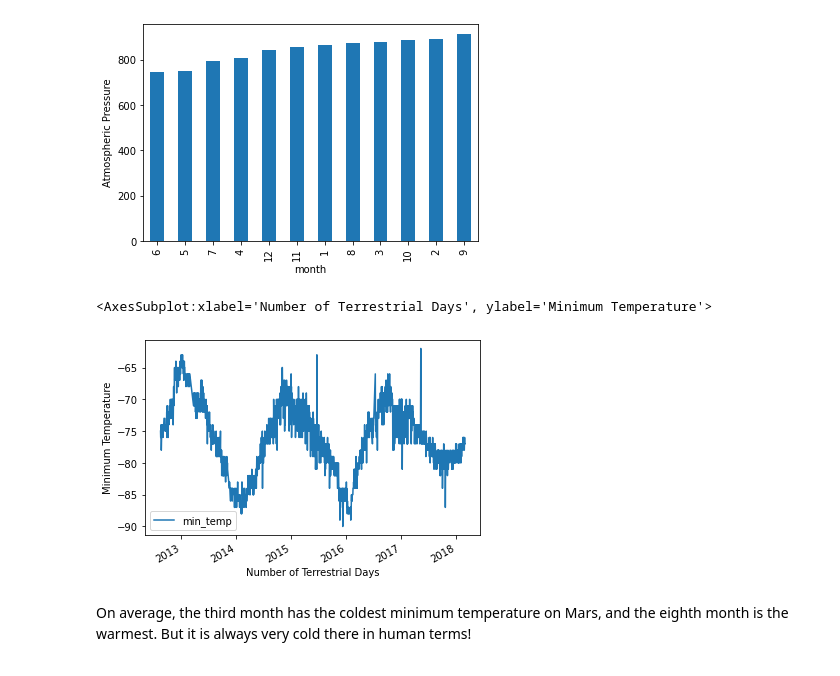
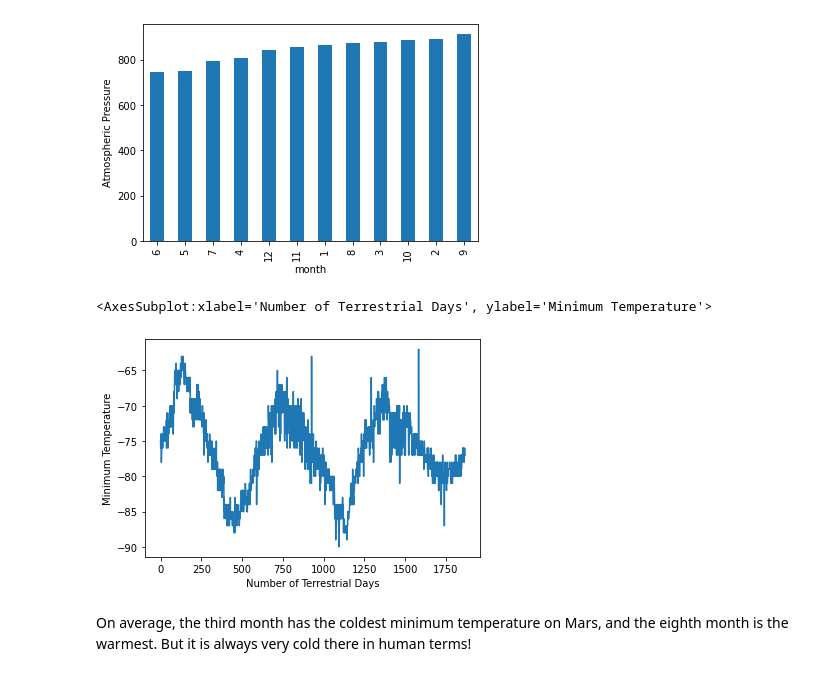
Before and after one commit to albertoaignr/Mission-to-Mars, a Jupyter notebook: Starter_Code/part_2_mars_weather.ipynb, the cells around one changed output. Drawn from its saved outputs; the diff is of its cells as text; code cells hidden in the pictures.

```diff
--- a/Starter_Code/part_2_mars_weather.ipynb
+++ b/Starter_Code/part_2_mars_weather.ipynb
@@ -268,11 +268,10 @@ avg_pressure.sort_values(ascending=True).plot(kind='bar', ylabel="Atmospheric Pr
 [figure]
 # %%
 # 5. How many terrestrial (earth) days are there in a Martian year?
-df[['terrestrial_date','min_temp']].plot(x='terrestrial_date', y='min_temp', xlabel='Number of Terrestrial Days'\
-                                         ,ylabel='Minimum Temperature')
+df['min_temp'].plot(xlabel='Number of Terrestrial Days', ylabel='Minimum Temperature')
 # %% [output]
 <AxesSubplot:xlabel='Number of Terrestrial Days', ylabel='Minimum Temperature'>
-[figure, old version]
+[figure, new version]
 # %% [markdown]
 On average, the third month has the coldest minimum temperature on Mars, and the eighth month is the warmest. But it is always very cold there in human terms!
 # %% [markdown]
```
Also changed, not shown: parts of 1 cell of this notebook, 1 other file.
